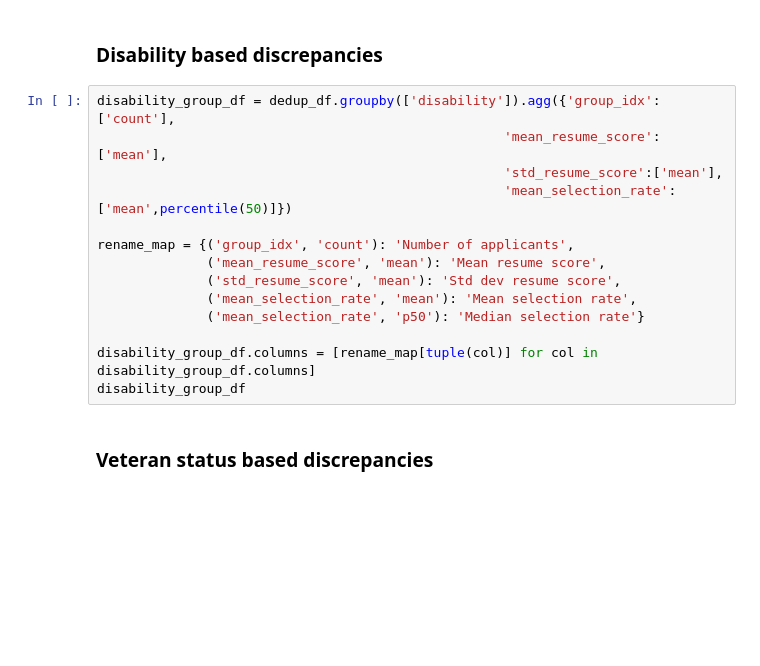
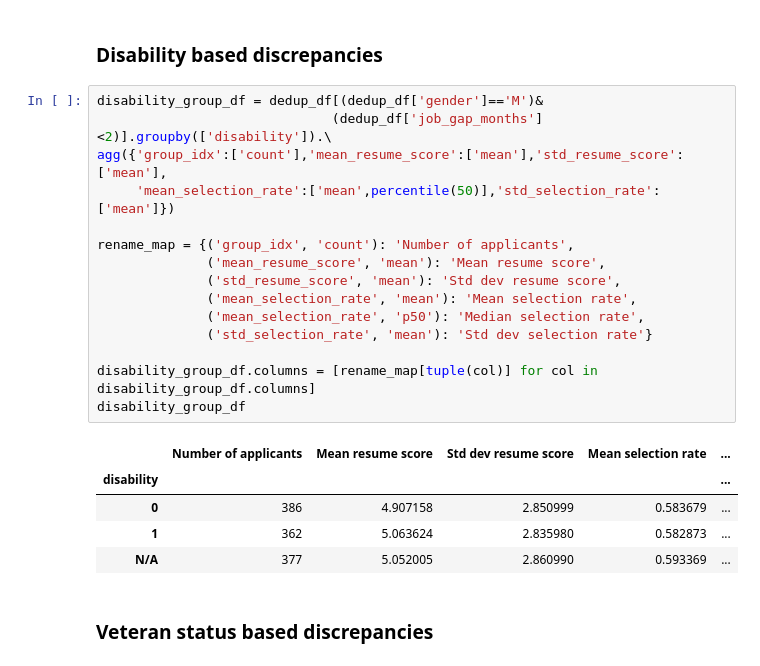
Before and after one commit to leehengpan/csci1951z-audit-analysis, a Jupyter notebook: audit-analysis.ipynb, the cells around one changed output. Cells and saved outputs as stored; diff of their text form; blank space fills up the shorter version.

```diff
--- a/audit-analysis.ipynb
+++ b/audit-analysis.ipynb
@@ -280,19 +340,26 @@ work_auth_group_df
 # %% [markdown]
 ### Disability based discrepancies
 # %%
-disability_group_df = dedup_df.groupby(['disability']).agg({'group_idx':['count'],
-                                                    'mean_resume_score':['mean'],
-                                                    'std_resume_score':['mean'],
-                                                    'mean_selection_rate':['mean',percentile(50)]})
+disability_group_df = dedup_df[(dedup_df['gender']=='M')&
+                              (dedup_df['job_gap_months']<2)].groupby(['disability']).\
+agg({'group_idx':['count'],'mean_resume_score':['mean'],'std_resume_score':['mean'],
+     'mean_selection_rate':['mean',percentile(50)],'std_selection_rate':['mean']})
 
 rename_map = {('group_idx', 'count'): 'Number of applicants',
               ('mean_resume_score', 'mean'): 'Mean resume score',
               ('std_resume_score', 'mean'): 'Std dev resume score',
               ('mean_selection_rate', 'mean'): 'Mean selection rate',
-              ('mean_selection_rate', 'p50'): 'Median selection rate'}
+              ('mean_selection_rate', 'p50'): 'Median selection rate',
+              ('std_selection_rate', 'mean'): 'Std dev selection rate'}
 
 disability_group_df.columns = [rename_map[tuple(col)] for col in disability_group_df.columns]
 disability_group_df
+# %% [output]
+|  | Number of applicants | Mean resume score | Std dev resume score | Mean selection rate | ... |
+| disability |  |  |  |  | ... |
+| 0 | 386 | 4.907158 | 2.850999 | 0.583679 | ... |
+| 1 | 362 | 5.063624 | 2.835980 | 0.582873 | ... |
+| N/A | 377 | 5.052005 | 2.860990 | 0.593369 | ... |
 # %% [markdown]
 ### Veteran status based discrepancies
 # %%
```
Also changed, not shown: parts of 17 cells of this notebook.
